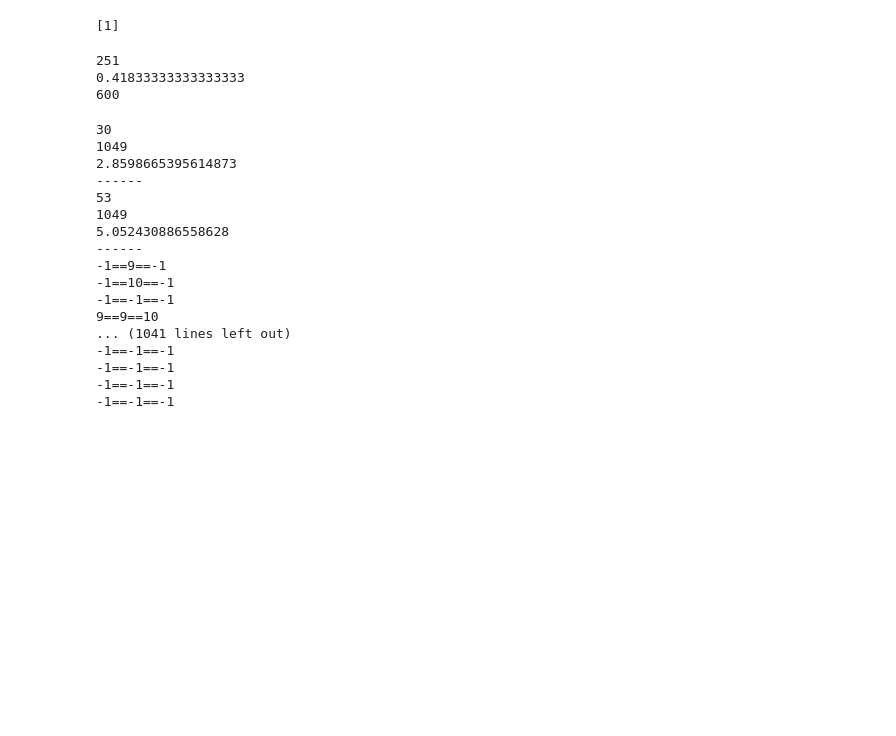
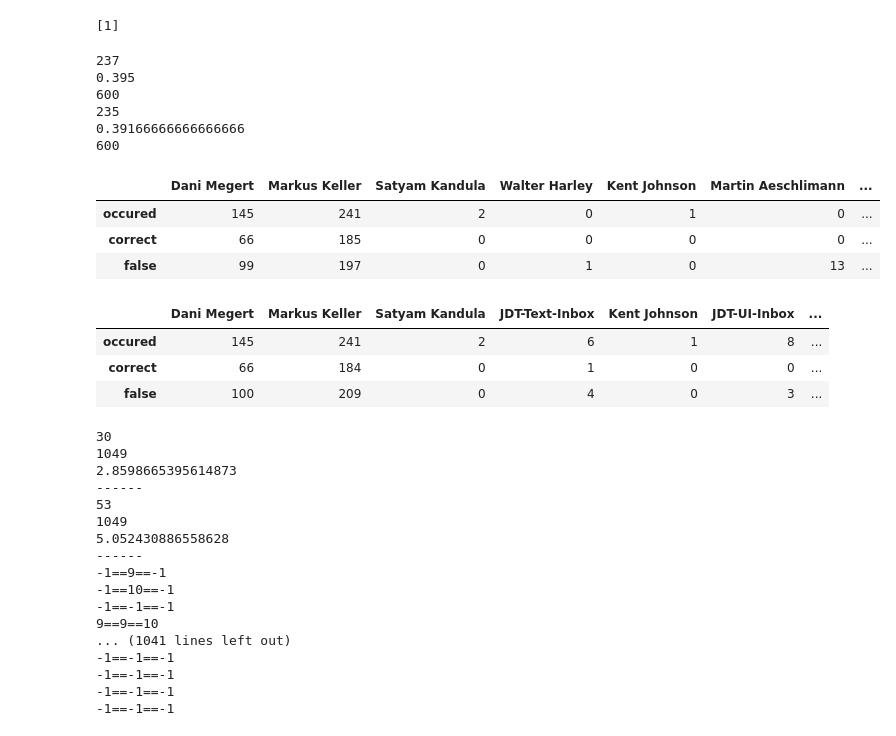
Before and after one commit to iforone/ApiAwareBugAssignment, a Jupyter notebook: app/ipython/statistics.ipynb, the cells around one changed output. Drawn from its saved outputs; the diff is of its cells as text; code cells hidden in the pictures; blank space fills up the shorter version.

Commit message:
baseline for ML

```diff
--- a/app/ipython/statistics.ipynb
+++ b/app/ipython/statistics.ipynb
@@ -7,24 +7,63 @@ print(l[:1])
 [1]
 # %%
 pd.set_option("display.max_columns", None)
-df1 = pd.read_csv('../../data/output/jdt_direct.csv')
 
-count = 0
-total = 0
-for index, row in df1.iterrows():
-    if row['mode'] != 'TEST':
-        continue
-    if row['chosen'] == row['author']:
-        count += 1
-    total += 1
+def find_stat(path):
+    df1 = pd.read_csv(path)
 
-print(count)
-print(count /total)
-print(total)
+    count = 0
+    total = 0
+    authors = {}
+    for index, row in df1.tail(600).iterrows():
+
+        if row['assignees'] not in authors:
+            authors[row['assignees']] = {'occured': 0, 'correct': 0, 'false': 0}
+        if row['history_at_1'] not in authors:
+            authors[row['history_at_1']] = {'occured': 0, 'correct': 0, 'false': 0}
+
+        authors[row['assignees']]['occured'] += 1
+
+        if row['code_at_1'] == row['assignees']:
+            authors[row['assignees']]['correct'] += 1
+            count += 1
+        else:
+            authors[row['history_at_1']]['false'] += 1
+
+
+        total += 1
+
+    print(count)
+    print(count /total)
+    print(total)
+
+
+    return pd.DataFrame.from_dict(authors)
+
+
+x1 = find_stat('../../data/output/jdt_direct.csv')
+
+x2 = find_stat('../../data/output/jdt_direct-baseline-withsimplecode.csv')
 # %% [output]
-251
-0.41833333333333333
+237
+0.395
 600
+235
+0.39166666666666666
+600
+# %%
+x1
+# %% [output]
+|  | Dani Megert | Markus Keller | Satyam Kandula | Walter Harley | Kent Johnson | Martin Aeschlimann | ... |
+| occured | 145 | 241 | 2 | 0 | 1 | 0 | ... |
+| correct | 66 | 185 | 0 | 0 | 0 | 0 | ... |
+| false | 99 | 197 | 0 | 1 | 0 | 13 | ... |
+# %%
+x2
+# %% [output]
+|  | Dani Megert | Markus Keller | Satyam Kandula | JDT-Text-Inbox | Kent Johnson | JDT-UI-Inbox | ... |
+| occured | 145 | 241 | 2 | 6 | 1 | 8 | ... |
+| correct | 66 | 184 | 0 | 1 | 0 | 0 | ... |
+| false | 100 | 209 | 0 | 4 | 0 | 3 | ... |
 # %%
 df = pd.read_csv ('./../data/output/jdt_direct31-Jan-2022_06-06-31.csv')
 
```
Also changed, not shown: 2 other files.
